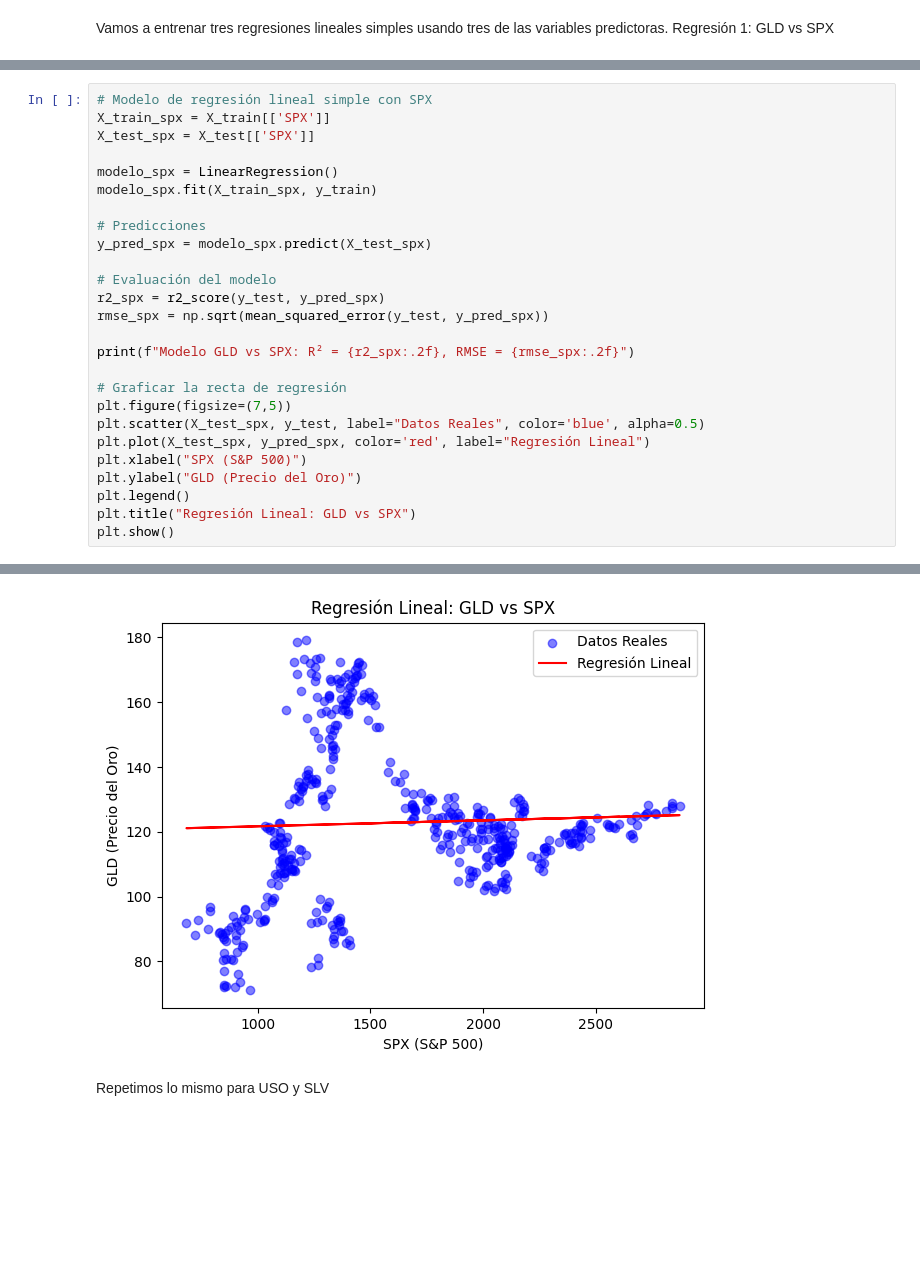
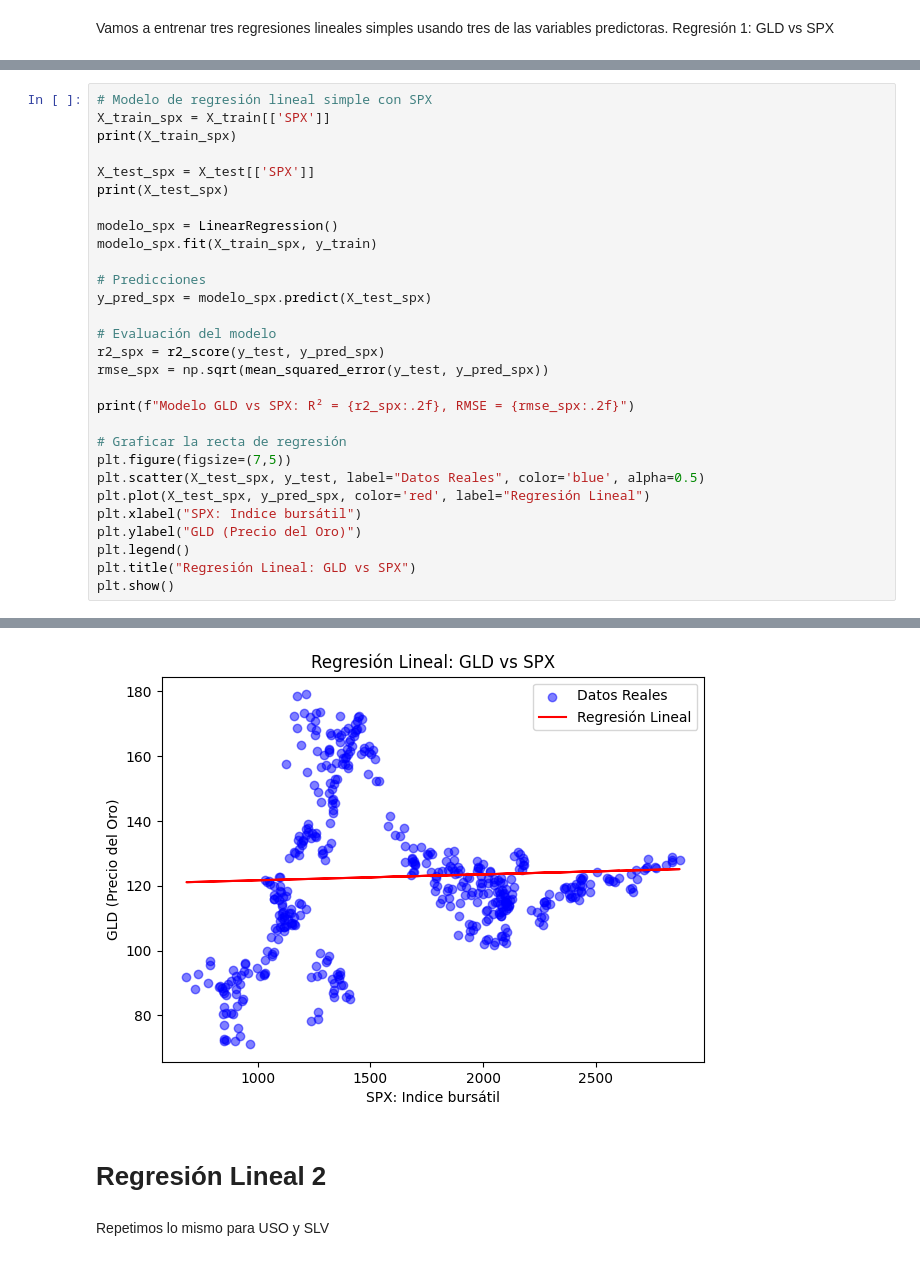
Before and after one commit to AbimaelDD/semestre-2, a Jupyter notebook: Intro_AprendizajeM/proyecto_1erparcial/reporte_RegresionL.ipynb, the cells around one changed output, grey strips where cells are left out. Drawn from its saved outputs; the diff is of its cells as text; blank space fills up the shorter version.

```diff
--- a/Intro_AprendizajeM/proyecto_1erparcial/reporte_RegresionL.ipynb
+++ b/Intro_AprendizajeM/proyecto_1erparcial/reporte_RegresionL.ipynb
@@ -54,7 +90,10 @@ Regresión 1: GLD vs SPX
 # %%
 # Modelo de regresión lineal simple con SPX
 X_train_spx = X_train[['SPX']]
+print(X_train_spx)
+
 X_test_spx = X_test[['SPX']]
+print(X_test_spx)
 
 modelo_spx = LinearRegression()
 modelo_spx.fit(X_train_spx, y_train)
@@ -72,7 +111,7 @@ print(f"Modelo GLD vs SPX: R² = {r2_spx:.2f}, RMSE = {rmse_spx:.2f}")
 plt.figure(figsize=(7,5))
 plt.scatter(X_test_spx, y_test, label="Datos Reales", color='blue', alpha=0.5)
 plt.plot(X_test_spx, y_pred_spx, color='red', label="Regresión Lineal")
-plt.xlabel("SPX (S&P 500)")
+plt.xlabel("SPX: Indice bursátil")
 plt.ylabel("GLD (Precio del Oro)")
 plt.legend()
 plt.title("Regresión Lineal: GLD vs SPX")
@@ -81,5 +136,7 @@ plt.show()
 Modelo GLD vs SPX: R² = 0.00, RMSE = 23.37
-[figure, old version]
+[figure, new version]
+# %% [markdown]
+# Regresión Lineal 2
 # %% [markdown]
  Repetimos lo mismo para USO y SLV
 # %%
```
Also changed, not shown: parts of 14 cells of this notebook.
